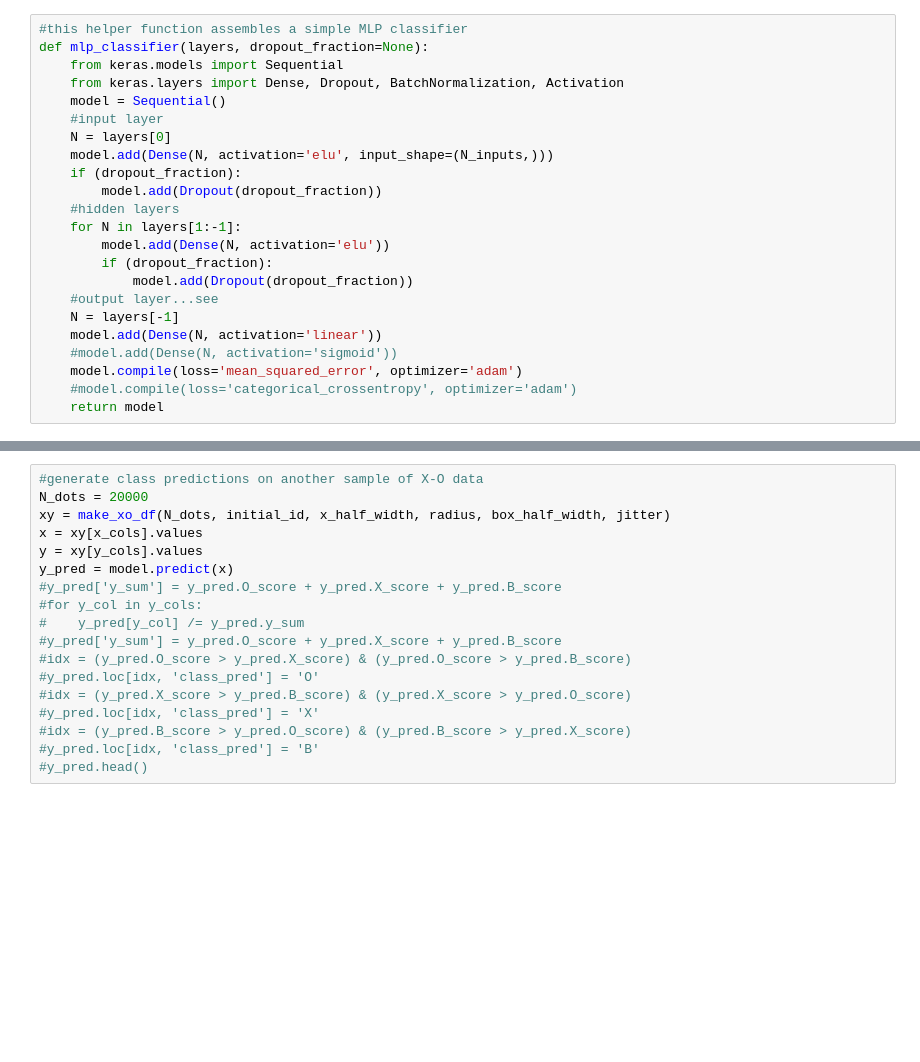
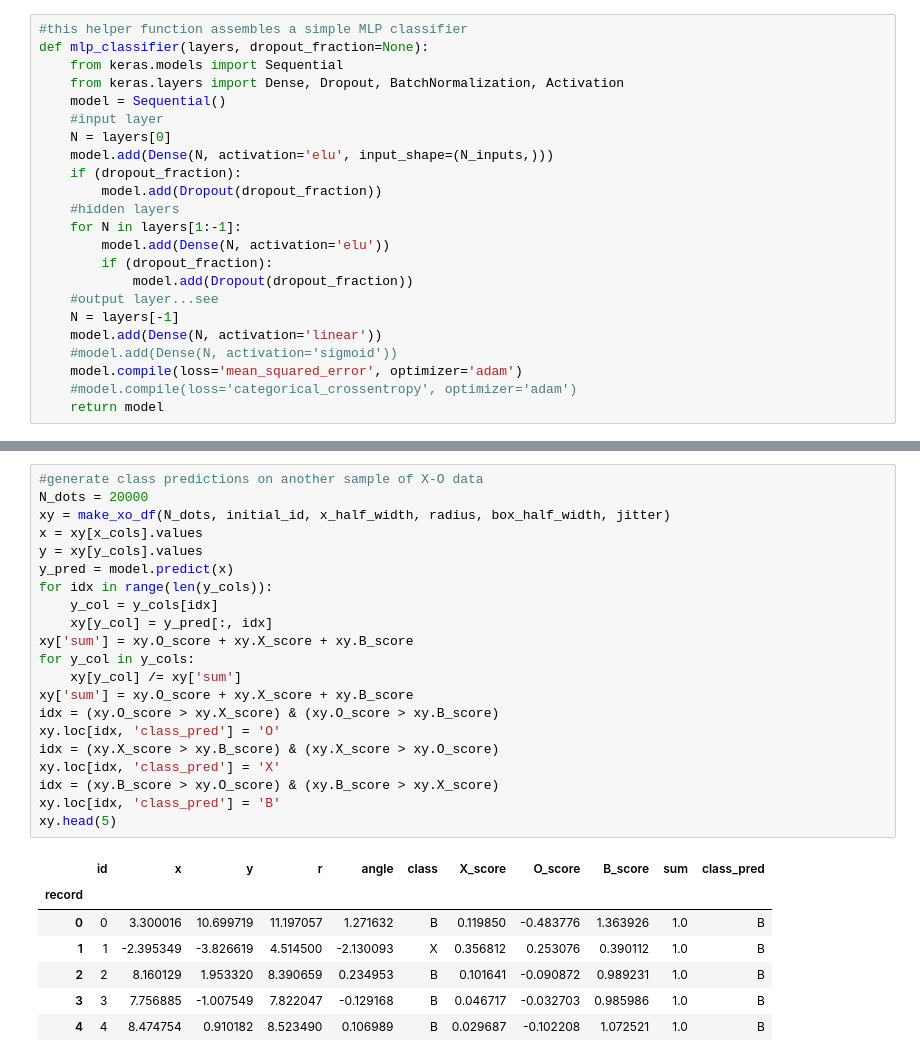
Before and after one commit to joehahn/exes-n-ohs, a Jupyter notebook: mlp_model.ipynb, the cells around one changed output, grey strips where cells are left out. Cells and saved outputs as stored; diff of their text form; blank space fills up the shorter version.

```diff
--- a/mlp_model.ipynb
+++ b/mlp_model.ipynb
@@ -227,20 +224,31 @@ plt.savefig('figs/mlp_loss.png')
 # %%
 #generate class predictions on another sample of X-O data
 N_dots = 20000
 xy = make_xo_df(N_dots, initial_id, x_half_width, radius, box_half_width, jitter)
 x = xy[x_cols].values
 y = xy[y_cols].values
 y_pred = model.predict(x)
-#y_pred['y_sum'] = y_pred.O_score + y_pred.X_score + y_pred.B_score
-#for y_col in y_cols:
-#    y_pred[y_col] /= y_pred.y_sum
-#y_pred['y_sum'] = y_pred.O_score + y_pred.X_score + y_pred.B_score
-#idx = (y_pred.O_score > y_pred.X_score) & (y_pred.O_score > y_pred.B_score)
-#y_pred.loc[idx, 'class_pred'] = 'O'
-#idx = (y_pred.X_score > y_pred.B_score) & (y_pred.X_score > y_pred.O_score)
-#y_pred.loc[idx, 'class_pred'] = 'X'
-#idx = (y_pred.B_score > y_pred.O_score) & (y_pred.B_score > y_pred.X_score)
-#y_pred.loc[idx, 'class_pred'] = 'B'
-#y_pred.head()
+for idx in range(len(y_cols)):
+    y_col = y_cols[idx]
+    xy[y_col] = y_pred[:, idx]
+xy['sum'] = xy.O_score + xy.X_score + xy.B_score
+for y_col in y_cols:
+    xy[y_col] /= xy['sum']
+xy['sum'] = xy.O_score + xy.X_score + xy.B_score
+idx = (xy.O_score > xy.X_score) & (xy.O_score > xy.B_score)
+xy.loc[idx, 'class_pred'] = 'O'
+idx = (xy.X_score > xy.B_score) & (xy.X_score > xy.O_score)
+xy.loc[idx, 'class_pred'] = 'X'
+idx = (xy.B_score > xy.O_score) & (xy.B_score > xy.X_score)
+xy.loc[idx, 'class_pred'] = 'B'
+xy.head(5)
+# %% [output]
+|  | id | x | y | r | angle | class | X_score | O_score | B_score | sum | class_pred |
+| record |  |  |  |  |  |  |  |  |  |  |  |
+| 0 | 0 | 3.300016 | 10.699719 | 11.197057 | 1.271632 | B | 0.119850 | -0.483776 | 1.363926 | 1.0 | B |
+| 1 | 1 | -2.395349 | -3.826619 | 4.514500 | -2.130093 | X | 0.356812 | 0.253076 | 0.390112 | 1.0 | B |
+| 2 | 2 | 8.160129 | 1.953320 | 8.390659 | 0.234953 | B | 0.101641 | -0.090872 | 0.989231 | 1.0 | B |
+| 3 | 3 | 7.756885 | -1.007549 | 7.822047 | -0.129168 | B | 0.046717 | -0.032703 | 0.985986 | 1.0 | B |
+| 4 | 4 | 8.474754 | 0.910182 | 8.523490 | 0.106989 | B | 0.029687 | -0.102208 | 1.072521 | 1.0 | B |
 # %%
 #scatterplot showing model's predicted decision boundaries
```
Also changed, not shown: parts of 11 cells of this notebook, 2 other files.
